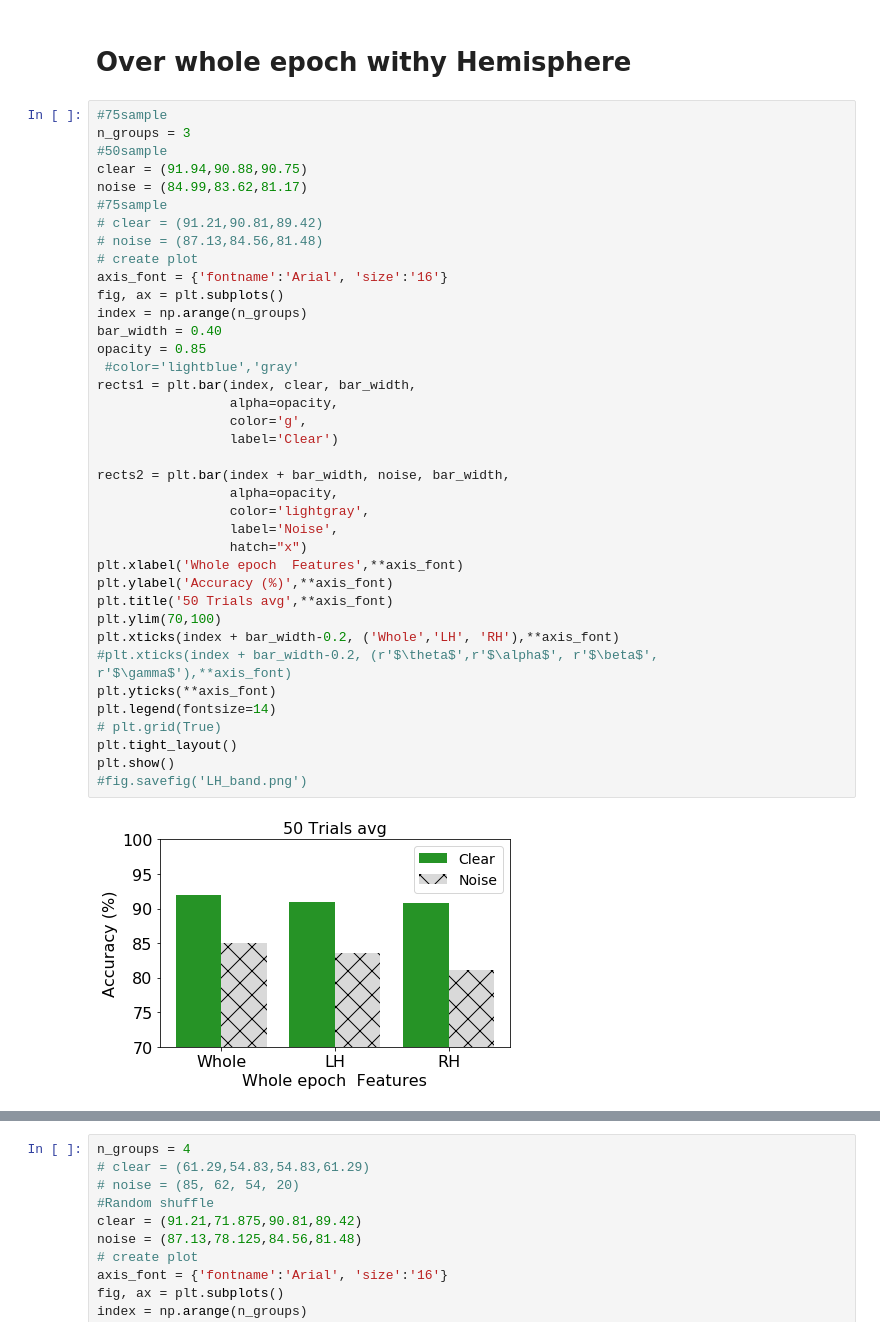
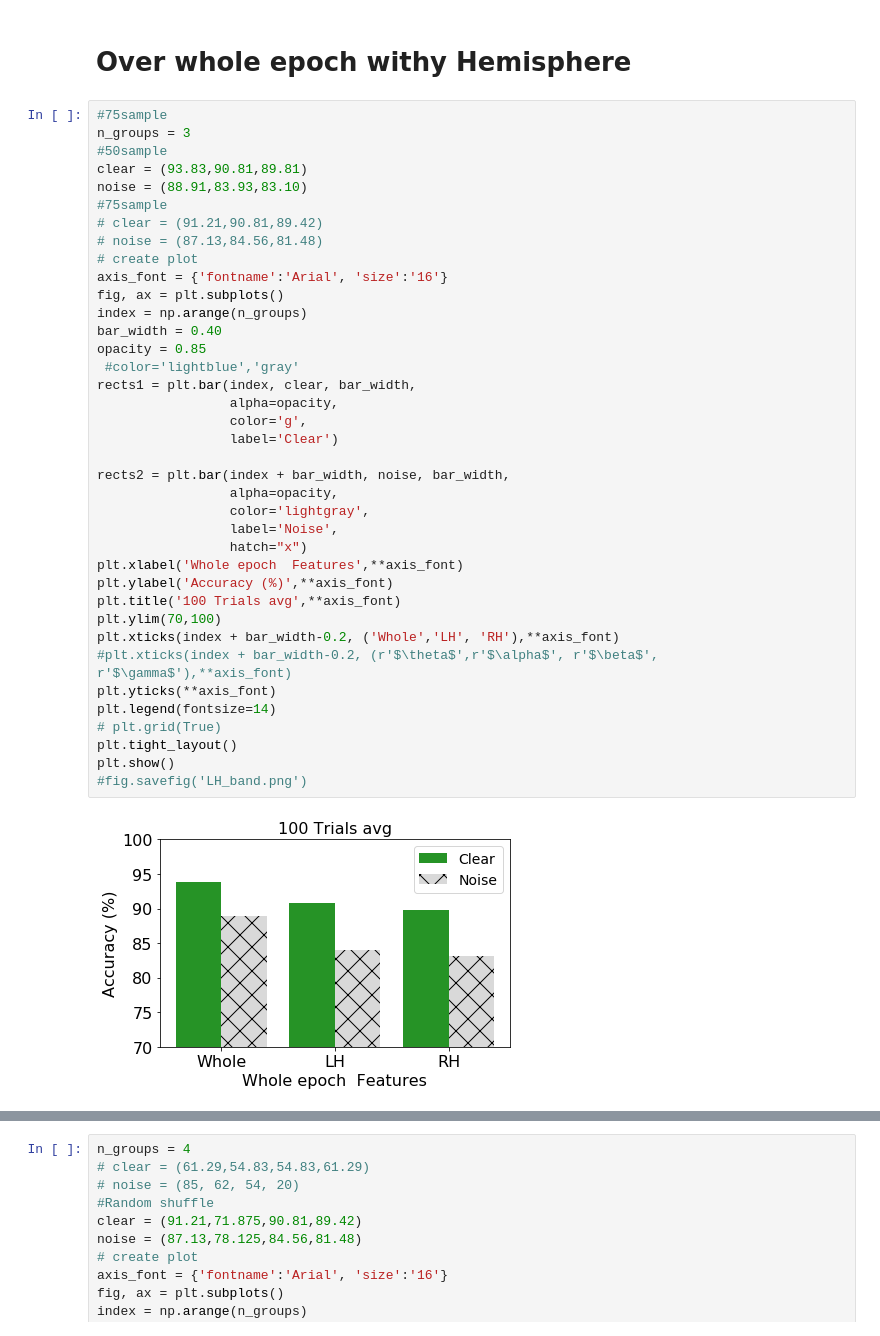
Before and after one commit to msultanmahmud/EEG_Analysis, a Jupyter notebook: Source_Level_Analysis/Source_SVM_Results_visualization_All_final_clear_noise_v1.ipynb, the cells around one changed output, grey strips where cells are left out. Drawn from its saved outputs; the diff is of its cells as text.

```diff
--- a/Source_Level_Analysis/Source_SVM_Results_visualization_All_final_clear_noise_v1.ipynb
+++ b/Source_Level_Analysis/Source_SVM_Results_visualization_All_final_clear_noise_v1.ipynb
@@ -118,42 +118,42 @@ no: 76.1316872428
 #75sample
 n_groups = 3
 #50sample
-clear = (91.94,90.88,90.75)
-noise = (84.99,83.62,81.17)
+clear = (93.83,90.81,89.81)
+noise = (88.91,83.93,83.10)
 #75sample
 # clear = (91.21,90.81,89.42)
 # noise = (87.13,84.56,81.48)
 # create plot
 axis_font = {'fontname':'Arial', 'size':'16'}
 fig, ax = plt.subplots()
 index = np.arange(n_groups)
 bar_width = 0.40
 opacity = 0.85
  #color='lightblue','gray'
 rects1 = plt.bar(index, clear, bar_width,
                  alpha=opacity,
                  color='g',
                  label='Clear')
 
 rects2 = plt.bar(index + bar_width, noise, bar_width,
                  alpha=opacity,
                  color='lightgray',
                  label='Noise',
                  hatch="x")
 plt.xlabel('Whole epoch  Features',**axis_font)
 plt.ylabel('Accuracy (%)',**axis_font)
-plt.title('50 Trials avg',**axis_font)
+plt.title('100 Trials avg',**axis_font)
 plt.ylim(70,100)
 plt.xticks(index + bar_width-0.2, ('Whole','LH', 'RH'),**axis_font)
 #plt.xticks(index + bar_width-0.2, (r'$\theta$',r'$\alpha$', r'$\beta$', r'$\gamma$'),**axis_font)
 plt.yticks(**axis_font)
 plt.legend(fontsize=14)
 # plt.grid(True)
 plt.tight_layout()
 plt.show()
 #fig.savefig('LH_band.png')
 # %% [output]
-[figure, old version]
+[figure, new version]
 # %%
 tadc
 # %% [output]
```
Also changed, not shown: parts of 42 cells of this notebook, 7 other files.
